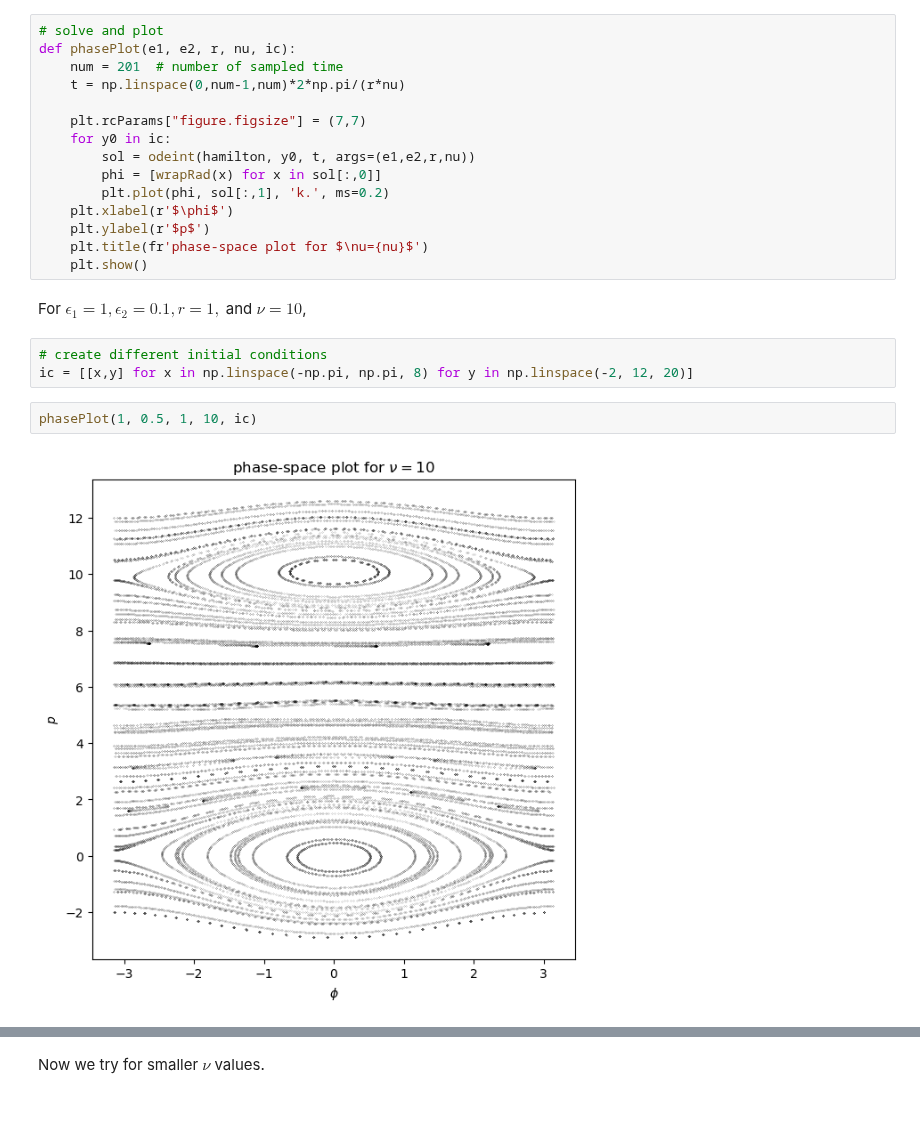
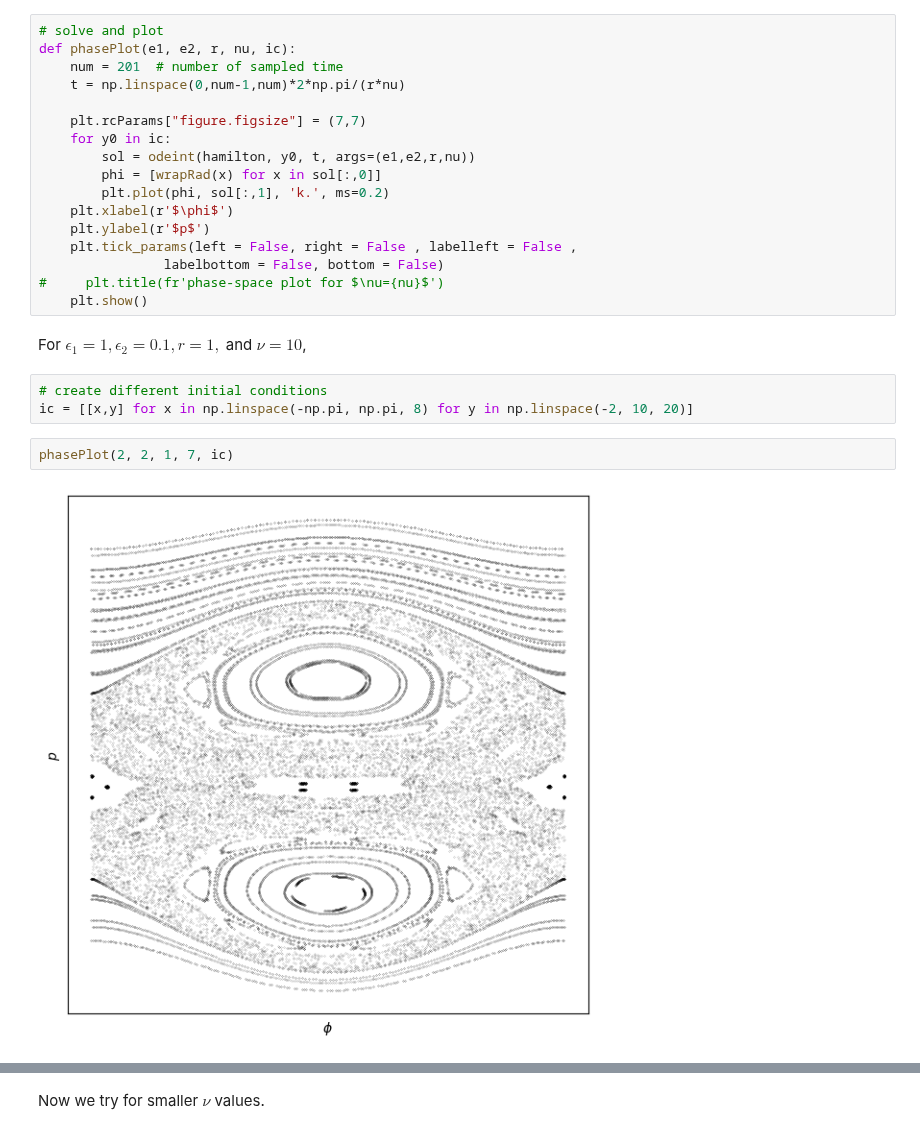
Before and after one commit to EritasY/Chaos, a Jupyter notebook: Hamiltonian.ipynb, the cells around one changed output, grey strips where cells are left out. Saved outputs shown, nothing was run; the diff lists cells and outputs as text.

```diff
--- a/Hamiltonian.ipynb
+++ b/Hamiltonian.ipynb
@@ -38,14 +38,16 @@ def phasePlot(e1, e2, r, nu, ic):
         plt.plot(phi, sol[:,1], 'k.', ms=0.2)
     plt.xlabel(r'$\phi$')
     plt.ylabel(r'$p$')
-    plt.title(fr'phase-space plot for $\nu={nu}$')
+    plt.tick_params(left = False, right = False , labelleft = False ,
+                labelbottom = False, bottom = False)
+#     plt.title(fr'phase-space plot for $\nu={nu}$')
     plt.show()
 # %% [markdown]
 For $\epsilon_1=1, \epsilon_2=0.1, r=1,$ and $\nu=10$,
 # %%
 # create different initial conditions
-ic = [[x,y] for x in np.linspace(-np.pi, np.pi, 8) for y in np.linspace(-2, 12, 20)]
+ic = [[x,y] for x in np.linspace(-np.pi, np.pi, 8) for y in np.linspace(-2, 10, 20)]
 # %%
-phasePlot(1, 0.5, 1, 10, ic)
+phasePlot(2, 2, 1, 7, ic)
 # %% [output]
-[figure, old version]
+[figure, new version]
```
Also changed, not shown: parts of 1 cell of this notebook, 6 other files.
